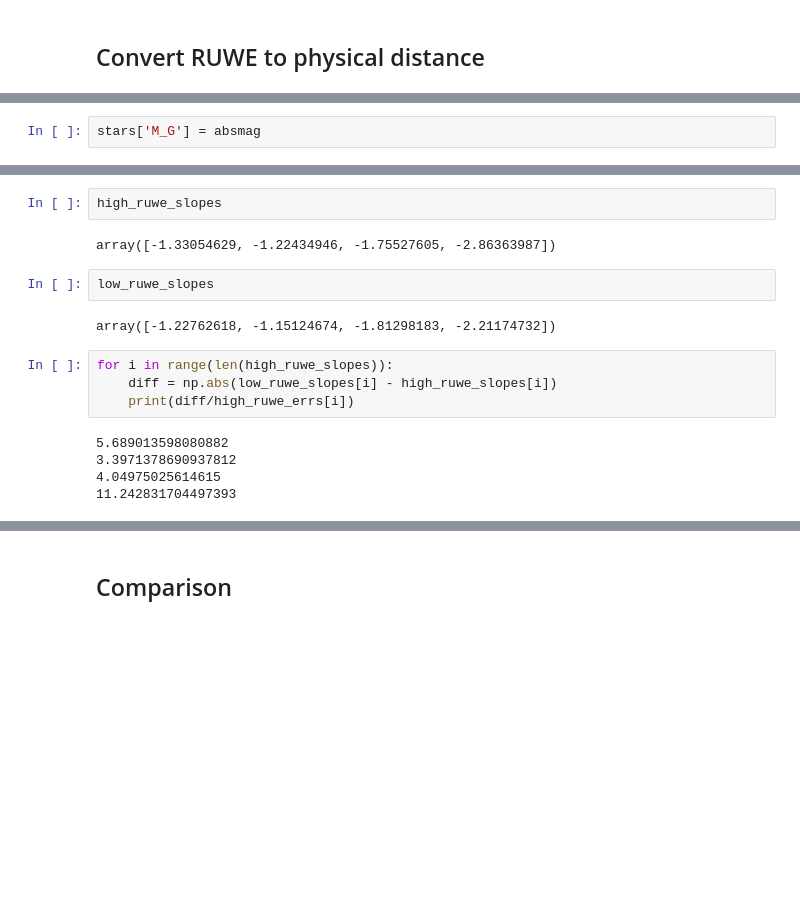
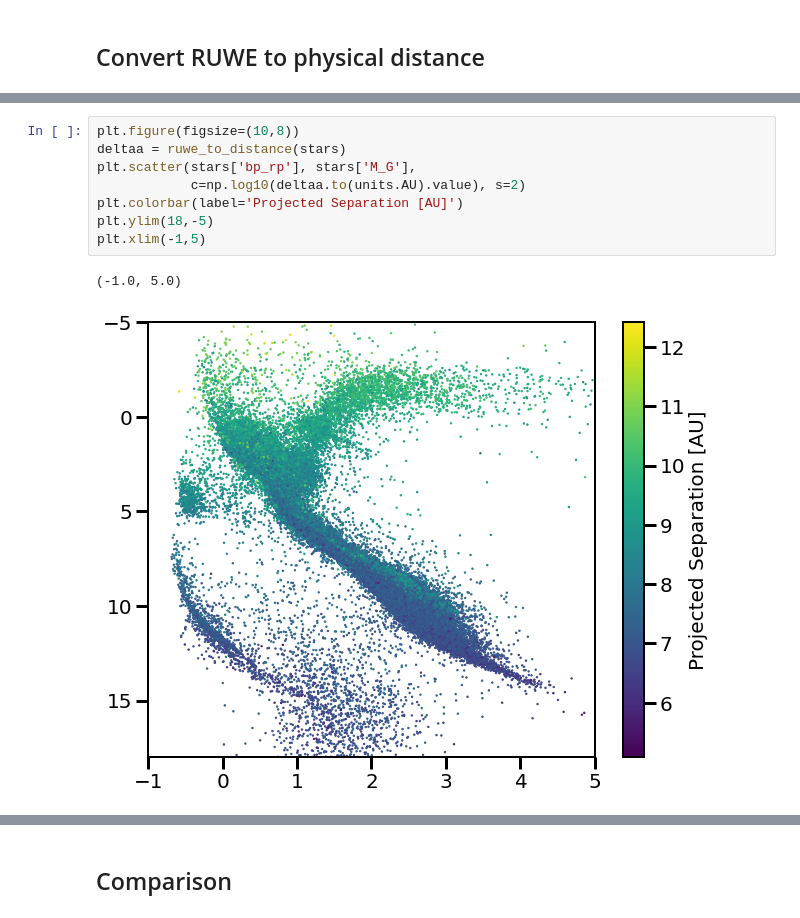
Before and after one commit to afeinstein20/flares_soc, a Jupyter notebook: notebooks/criticality_notebook.ipynb, the cells around one changed output, grey strips where cells are left out. Cells and saved outputs as stored; diff of their text form; blank space fills up the shorter version.

```diff
--- a/notebooks/criticality_notebook.ipynb
+++ b/notebooks/criticality_notebook.ipynb
@@ -243,2 +76,0 @@ ax2.set_rasterized(True)
-# %%
-stars['M_G'] = absmag
@@ -599,17 +77,11 @@ for ax in axes:
-# %%
-high_ruwe_slopes
-# %% [output]
-array([-1.33054629, -1.22434946, -1.75527605, -2.86363987])
-# %%
-low_ruwe_slopes
-# %% [output]
-array([-1.22762618, -1.15124674, -1.81298183, -2.21174732])
-# %%
-for i in range(len(high_ruwe_slopes)):
-    diff = np.abs(low_ruwe_slopes[i] - high_ruwe_slopes[i])
-    print(diff/high_ruwe_errs[i])
-# %% [output]
-5.689013598080882
-3.3971378690937812
-4.04975025614615
-11.242831704497393
+# %%
+plt.figure(figsize=(10,8))
+deltaa = ruwe_to_distance(stars)
+plt.scatter(stars['bp_rp'], stars['M_G'],
+            c=np.log10(deltaa.to(units.AU).value), s=2)
+plt.colorbar(label='Projected Separation [AU]')
+plt.ylim(18,-5)
+plt.xlim(-1,5)
+# %% [output]
+(-1.0, 5.0)
+[figure, added]
```
Also changed, not shown: parts of 62 cells of this notebook.
